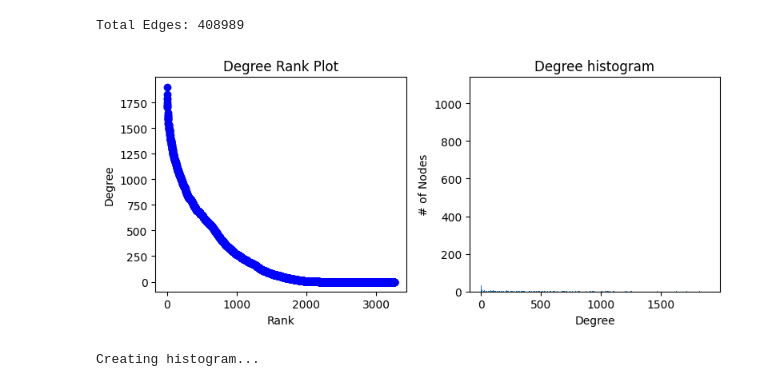
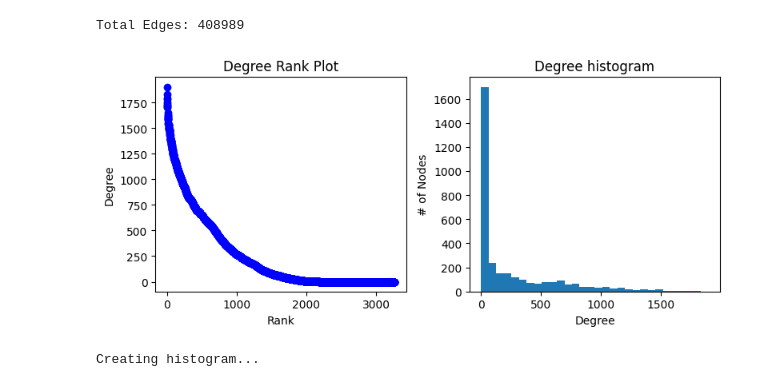
Before and after one commit to chenjoshua7/RecommendationSystems_NetworksFP, a Jupyter notebook: movie_network.ipynb, the cells around one changed output. Saved outputs shown, nothing was run; the diff lists cells and outputs as text; code cells hidden in the pictures.

Commit message:
movie update file with titles

```diff
--- a/movie_network.ipynb
+++ b/movie_network.ipynb
@@ -157,19 +157,28 @@ sparse_matrix = csr_matrix(sparse_collabfitering)
 n = len(sparse_collabfitering)
 movie_similarity = np.zeros((n, n))
 # %%
-for i in tqdm(range(n)):
-    movies1_user = sparse_collabfitering.iloc[i, :].notna().to_numpy()
+refresh_matrix = False
+if refresh_matrix:
+    for i in tqdm(range(n)):
+        movies1_user = sparse_collabfitering.iloc[i, :].notna().to_numpy()
 
-    for k in range(i+1, n):
-        movies2_user = sparse_collabfitering.iloc[k, :].notna().to_numpy()
+        for k in range(i+1, n):
+            movies2_user = sparse_collabfitering.iloc[k, :].notna().to_numpy()
 
-        # Calculate intersection using bitwise AND
-        intersection_index = movies1_user & movies2_user
+            # Calculate intersection using bitwise AND
+            intersection_index = movies1_user & movies2_user
 
-        # Check if there are common users
-        if np.sum(intersection_index) >= 10:
-            common_users = sparse_collabfitering.iloc[i, intersection_index].values
-            other_movies = sparse_collabfitering.iloc[k, intersection_index].values
+            # Check if there are common users
+            if np.sum(intersection_index) >= 10:
+                common_users = sparse_collabfitering.iloc[i, intersection_index].values
+                other_movies = sparse_collabfitering.iloc[k, intersection_index].values
 
-            movie_similarity[i, k] = cosine_similarity(common_users.reshape(1, -1), other_movies.reshape(1, -1))[0, 0]
-            movie_similarity[k, i] = movie_similarity[i, k]
+                movie_similarity[i, k] = cosine_similarity(common_users.reshape(1, -1), other_movies.reshape(1, -1))[0, 0]
+                movie_similarity[k, i] = movie_similarity[i, k]
+
+    movie_simDF = pd.DataFrame(movie_similarity, columns= sparse_collabfitering.index, index= sparse_collabfitering.index)
+    movie_simDF.head(20)
+    movie_simDF.to_csv("MtM_similarityMatrix.csv")
+
+else:
+    movie_simDF = pd.read_csv("MtM_similarityMatrix.csv")
@@ -212,27 +211,27 @@ Total Edges: 408989
 # %%
 degree_sequence = sorted((d for n, d in G.degree()), reverse=True)
 dmax = max(degree_sequence)
 
 fig = plt.figure("Degree of a random graph", figsize=(8, 8))
 # Create a gridspec for adding subplots of different sizes
 axgrid = fig.add_gridspec(5, 4)
 
 ax1 = fig.add_subplot(axgrid[3:, :2])
 ax1.plot(degree_sequence, "b-", marker="o")
 ax1.set_title("Degree Rank Plot")
 ax1.set_ylabel("Degree")
 ax1.set_xlabel("Rank")
 
 ax2 = fig.add_subplot(axgrid[3:, 2:])
-ax2.bar(*np.unique(degree_sequence, return_counts=True))
+ax2.hist(degree_sequence, bins=30)
 ax2.set_title("Degree histogram")
 ax2.set_xlabel("Degree")
 ax2.set_ylabel("# of Nodes")
 
 fig.tight_layout()
 plt.show()
 # %% [output]
-[figure, old version]
+[figure, new version]
 # %%
 def plot_degree_histogram(g, normalized=True):
     print("Creating histogram...")
```
Also changed, not shown: parts of 5 cells of this notebook, 1 other file.
